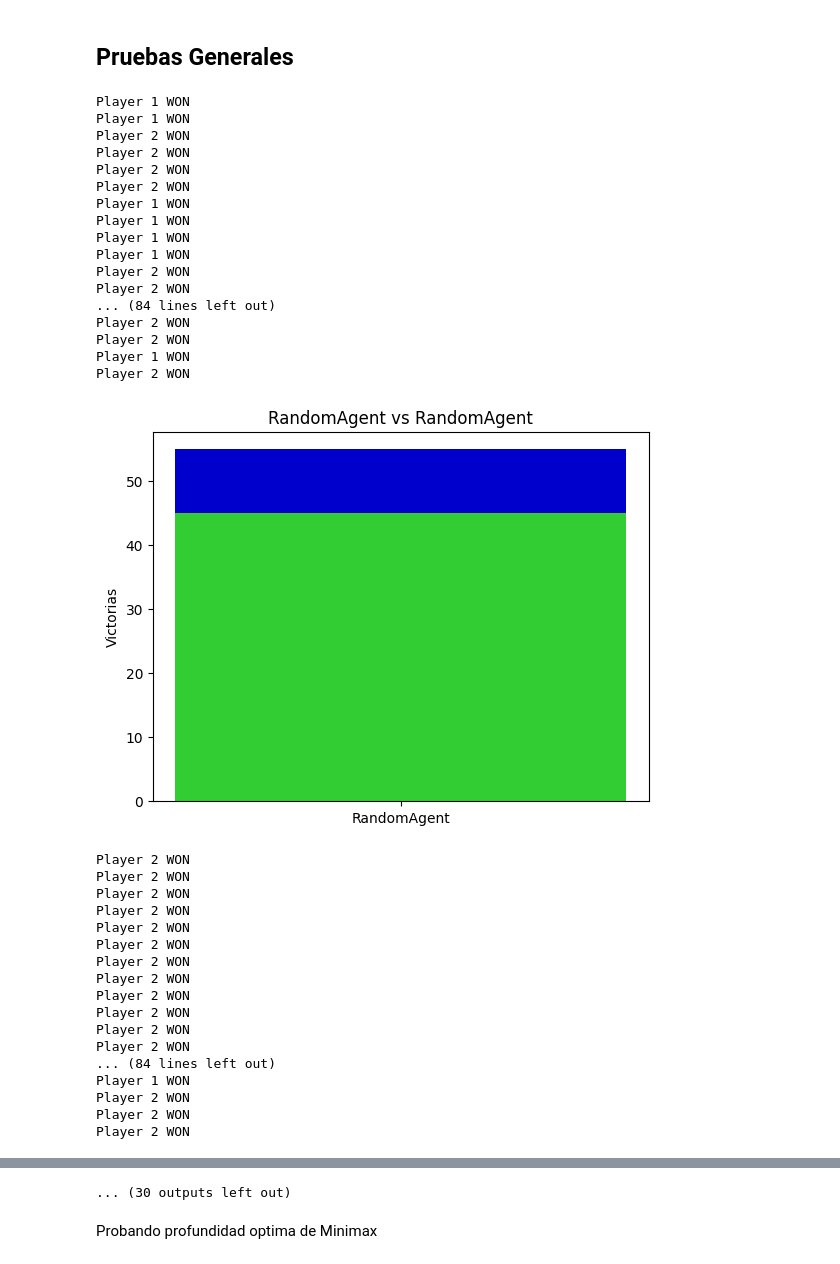
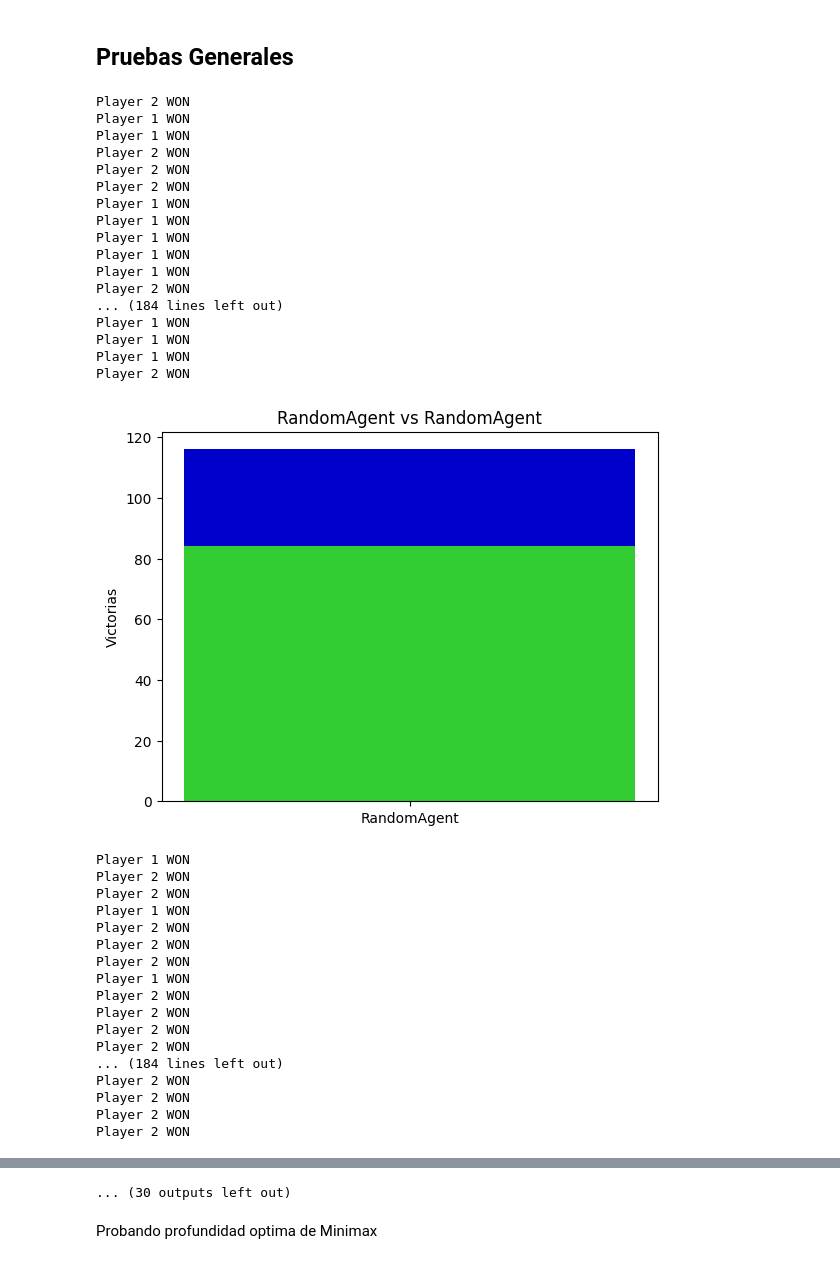
Before and after one commit to Martinabz/Obligatorio-IA-Abzaradel-Olaso-282958-281981-, a Jupyter notebook: Obligatorio Marzo 2026/Isolation/isolation.ipynb, the cells around one changed output, grey strips where cells are left out. Cells and saved outputs as stored; diff of their text form; code cells hidden in the pictures.

```diff
--- a/Obligatorio Marzo 2026/Isolation/isolation.ipynb
+++ b/Obligatorio Marzo 2026/Isolation/isolation.ipynb
@@ -129,7 +129,7 @@ play_vs_other_agent(env, agent1=ExpectimaxAgent(1), agent2=MinimaxAgent(2), rend
 ## Pruebas Generales
 # %%
 agents = ["RandomAgent", "Stratagem", "MinimaxAgent", "ExpectimaxAgent"]
-partidos = 100
+partidos = 200
 partidos_totales_agente = partidos * 8
 stats = {}
 
@@ -164,54 +164,54 @@ plt.xlabel("Agentes")
 plt.ylabel("Victorias")
 plt.show()
 
 for agent in agents:
     plt.bar(["Player 1", "Player 2"], [stats[agent]["victorias_como_player1"], stats[agent]["victorias_como_player2"]], color=["darkblue", "green"])
     plt.title(f"Victorias de {agent} como Player 1 y Player 2")
     plt.ylabel("Victorias")
     plt.show()
     print(f"{agent} victorias totales: {stats[agent]['victorias_totales']} victorias")
     print(f"{agent} como Player 1: {stats[agent]['victorias_como_player1']} victorias")
     print(f"{agent} como Player 2: {stats[agent]['victorias_como_player2']} victorias")
 
 victorias_totales_players1 = stats[agents[0]]["victorias_como_player1"] + stats[agents[1]]["victorias_como_player1"] + stats[agents[2]]["victorias_como_player1"] + stats[agents[3]]["victorias_como_player1"]
 victorias_totales_players2 = stats[agents[0]]["victorias_como_player2"] + stats[agents[1]]["victorias_como_player2"] + stats[agents[2]]["victorias_como_player2"] + stats[agents[3]]["victorias_como_player2"]
 plt.bar(["Player 1", "Player 2"], [victorias_totales_players1, victorias_totales_players2], color=["mediumblue", "limegreen"])
 plt.title("Victorias totales en general como Player 1 y Player 2")
 plt.ylabel("Victorias")
 plt.show()
 # %% [output]
+Player 2 WON
 Player 1 WON
 Player 1 WON
-Player 2 WON
 Player 2 WON
 Player 2 WON
 Player 2 WON
 Player 1 WON
 Player 1 WON
 Player 1 WON
 Player 1 WON
-Player 2 WON
-Player 2 WON
-... (84 lines left out)
-Player 2 WON
-Player 2 WON
 Player 1 WON
 Player 2 WON
+... (184 lines left out)
+Player 1 WON
+Player 1 WON
+Player 1 WON
+Player 2 WON
-[figure, old version]
+[figure, new version]
+Player 1 WON
+Player 2 WON
+Player 2 WON
+Player 1 WON
+Player 2 WON
+Player 2 WON
+Player 2 WON
+Player 1 WON
 Player 2 WON
 Player 2 WON
 Player 2 WON
 Player 2 WON
+... (184 lines left out)
 Player 2 WON
 Player 2 WON
 Player 2 WON
 Player 2 WON
-Player 2 WON
-Player 2 WON
-Player 2 WON
-Player 2 WON
-... (84 lines left out)
-Player 1 WON
-Player 2 WON
-Player 2 WON
-Player 2 WON
```
Also changed, not shown: parts of 2 cells of this notebook.
